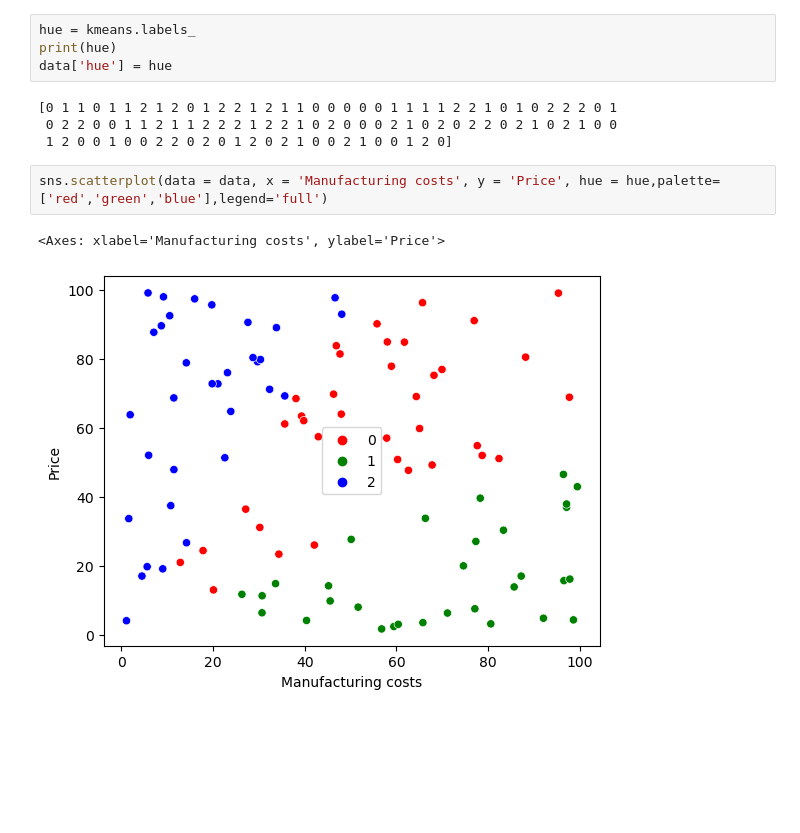
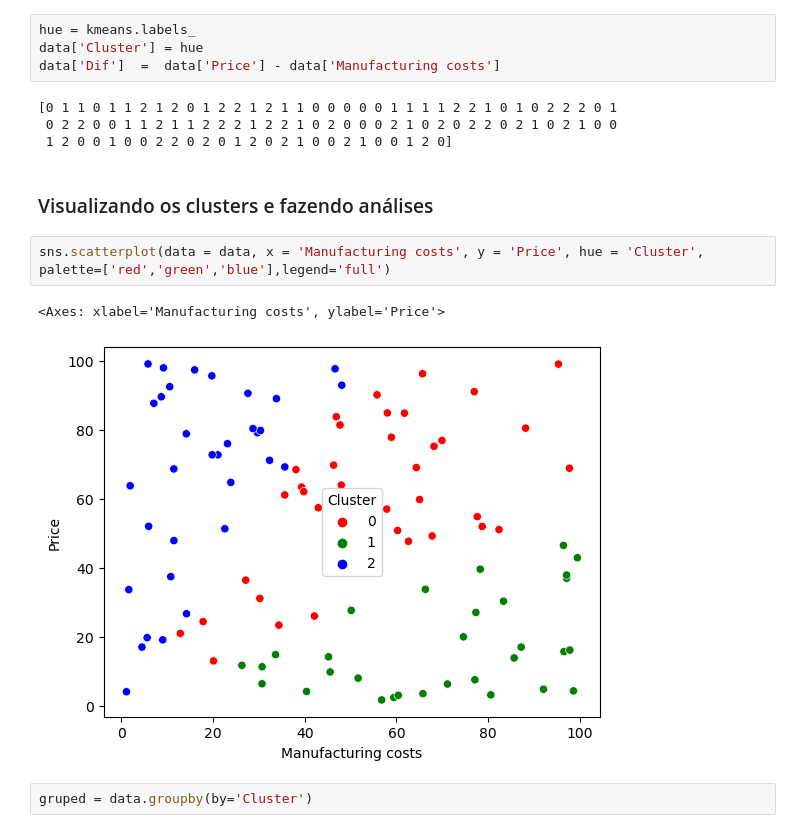
Before and after one commit to FelipeMP94/Analise-Exploratoria-Logistica, a Jupyter notebook: Logistica.ipynb, the cells around one changed output. Cells and saved outputs as stored; diff of their text form; blank space fills up the shorter version.

Commit message:
Clusterizando lucro

```diff
--- a/Logistica.ipynb
+++ b/Logistica.ipynb
@@ -89,14 +92,18 @@ kmeans.fit(data_norm)
 KMeans(n_clusters=3, n_init='auto', random_state=0)
 # %%
 hue = kmeans.labels_
-print(hue)
-data['hue'] = hue
+data['Cluster'] = hue
+data['Dif']  =  data['Price'] - data['Manufacturing costs']
 # %% [output]
 [0 1 1 0 1 1 2 1 2 0 1 2 2 1 2 1 1 0 0 0 0 0 1 1 1 1 2 2 1 0 1 0 2 2 2 0 1
  0 2 2 0 0 1 1 2 1 1 2 2 2 1 2 2 1 0 2 0 0 0 2 1 0 2 0 2 2 0 2 1 0 2 1 0 0
  1 2 0 0 1 0 0 2 2 0 2 0 1 2 0 2 1 0 0 2 1 0 0 1 2 0]
+# %% [markdown]
+### Visualizando os clusters e fazendo análises
 # %%
-sns.scatterplot(data = data, x = 'Manufacturing costs', y = 'Price', hue = hue,palette=['red','green','blue'],legend='full')
+sns.scatterplot(data = data, x = 'Manufacturing costs', y = 'Price', hue = 'Cluster', palette=['red','green','blue'],legend='full')
 # %% [output]
 <Axes: xlabel='Manufacturing costs', ylabel='Price'>
-[figure, old version]
+[figure, new version]
+# %%
+gruped = data.groupby(by='Cluster')
```
Also changed, not shown: parts of 9 cells of this notebook.
